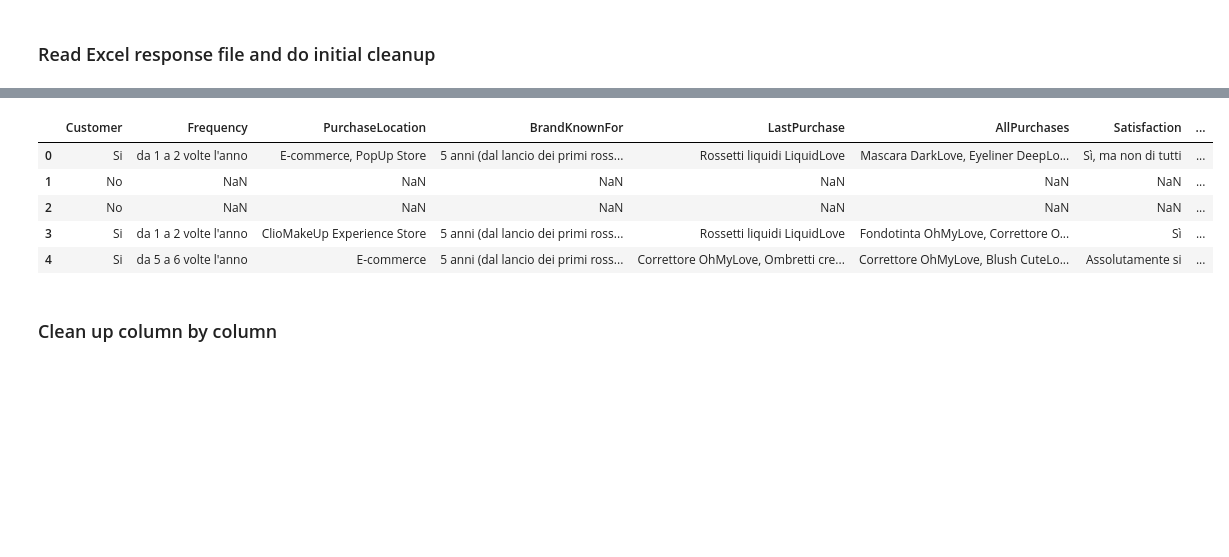
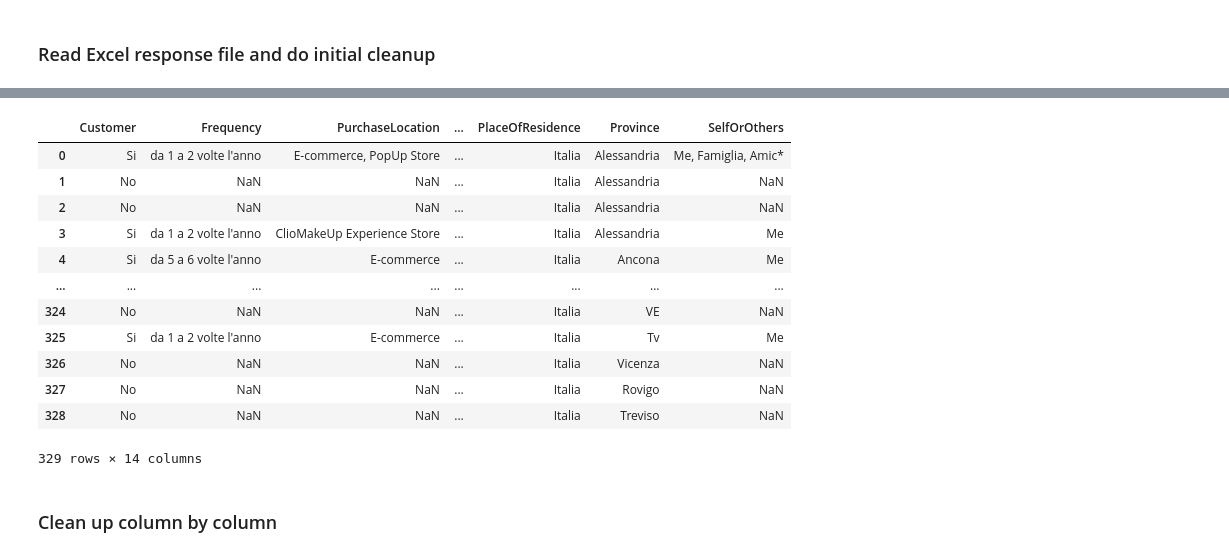
Before and after one commit to mksoc/thesis_data_analysis, a Jupyter notebook: src/survey_analysis.ipynb, the cells around one changed output, grey strips where cells are left out. Saved outputs shown, nothing was run; the diff lists cells and outputs as text; code cells hidden in the pictures; blank space fills up the shorter version.

```diff
--- a/src/survey_analysis.ipynb
+++ b/src/survey_analysis.ipynb
@@ -7,6 +7,8 @@
 # %%
 import pandas as pd
 from IPython.display import display
+
+pd.set_option('display.max_columns', 7)
 # %%
 # Read response file
 response_file = '../data/risposte.xlsx'
@@ -25,29 +34,36 @@ df.head()
 # %%
 # Rename headers
 headers = ['Customer',
            'Frequency',
            'PurchaseLocation',
            'BrandKnownFor',
            'LastPurchase',
            'AllPurchases',
            'Satisfaction',
            'Gender',
            'Age',
            'Education',
            'Profession',
            'PlaceOfResidence',
            'Province',
            'SelfOrOthers'
 ]
 df.columns = headers
-df.head()
+df
 # %% [output]
-|  | Customer | Frequency | PurchaseLocation | BrandKnownFor | LastPurchase | AllPurchases | Satisfaction | ... |
-| 0 | Si | da 1 a 2 volte l'anno | E-commerce, PopUp Store | 5 anni (dal lancio dei primi ross... | Rossetti liquidi LiquidLove | Mascara DarkLove, Eyeliner DeepLo... | Sì, ma non di tutti | ... |
-| 1 | No | NaN | NaN | NaN | NaN | NaN | NaN | ... |
-| 2 | No | NaN | NaN | NaN | NaN | NaN | NaN | ... |
-| 3 | Si | da 1 a 2 volte l'anno | ClioMakeUp Experience Store | 5 anni (dal lancio dei primi ross... | Rossetti liquidi LiquidLove | Fondotinta OhMyLove, Correttore O... | Sì | ... |
-| 4 | Si | da 5 a 6 volte l'anno | E-commerce | 5 anni (dal lancio dei primi ross... | Correttore OhMyLove, Ombretti cre... | Correttore OhMyLove, Blush CuteLo... | Assolutamente si | ... |
+|  | Customer | Frequency | PurchaseLocation | ... | PlaceOfResidence | Province | SelfOrOthers |
+| 0 | Si | da 1 a 2 volte l'anno | E-commerce, PopUp Store | ... | Italia | Alessandria | Me, Famiglia, Amic* |
+| 1 | No | NaN | NaN | ... | Italia | Alessandria | NaN |
+| 2 | No | NaN | NaN | ... | Italia | Alessandria | NaN |
+| 3 | Si | da 1 a 2 volte l'anno | ClioMakeUp Experience Store | ... | Italia | Alessandria | Me |
+| 4 | Si | da 5 a 6 volte l'anno | E-commerce | ... | Italia | Ancona | Me |
+| ... | ... | ... | ... | ... | ... | ... | ... |
+| 324 | No | NaN | NaN | ... | Italia | VE | NaN |
+| 325 | Si | da 1 a 2 volte l'anno | E-commerce | ... | Italia | Tv | Me |
+| 326 | No | NaN | NaN | ... | Italia | Vicenza | NaN |
+| 327 | No | NaN | NaN | ... | Italia | Rovigo | NaN |
+| 328 | No | NaN | NaN | ... | Italia | Treviso | NaN |
+329 rows × 14 columns
 # %% [markdown]
 ### Clean up column by column
 # %%
```
Also changed, not shown: parts of 10 cells of this notebook, 1 other file.
